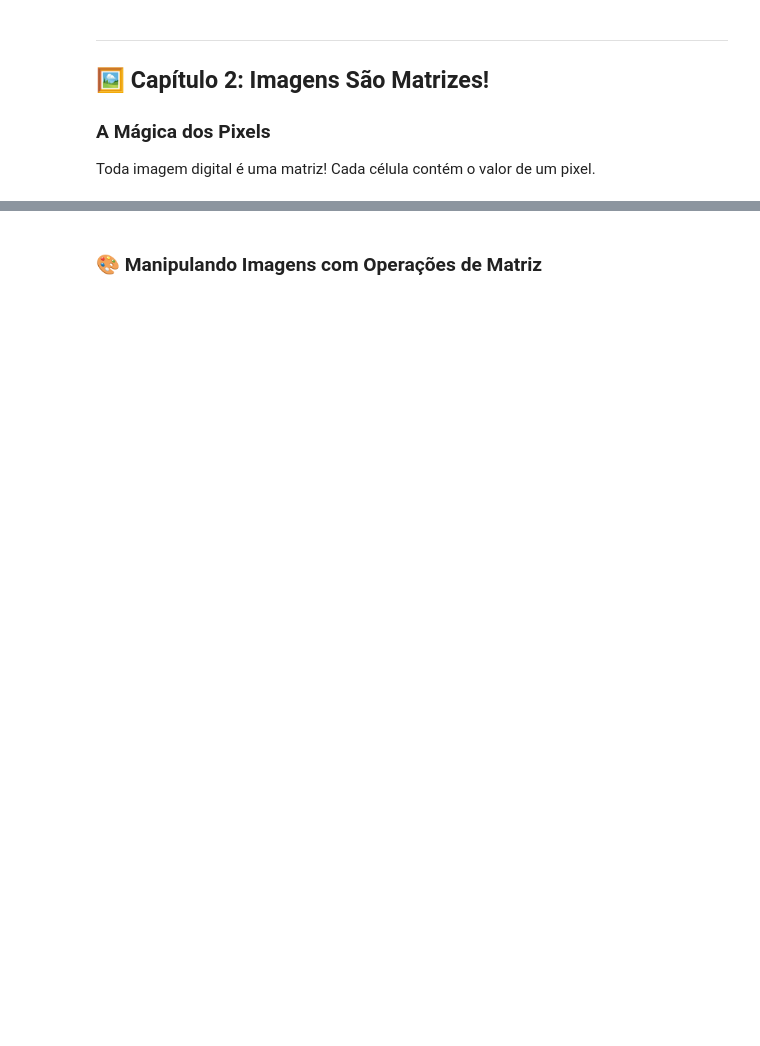
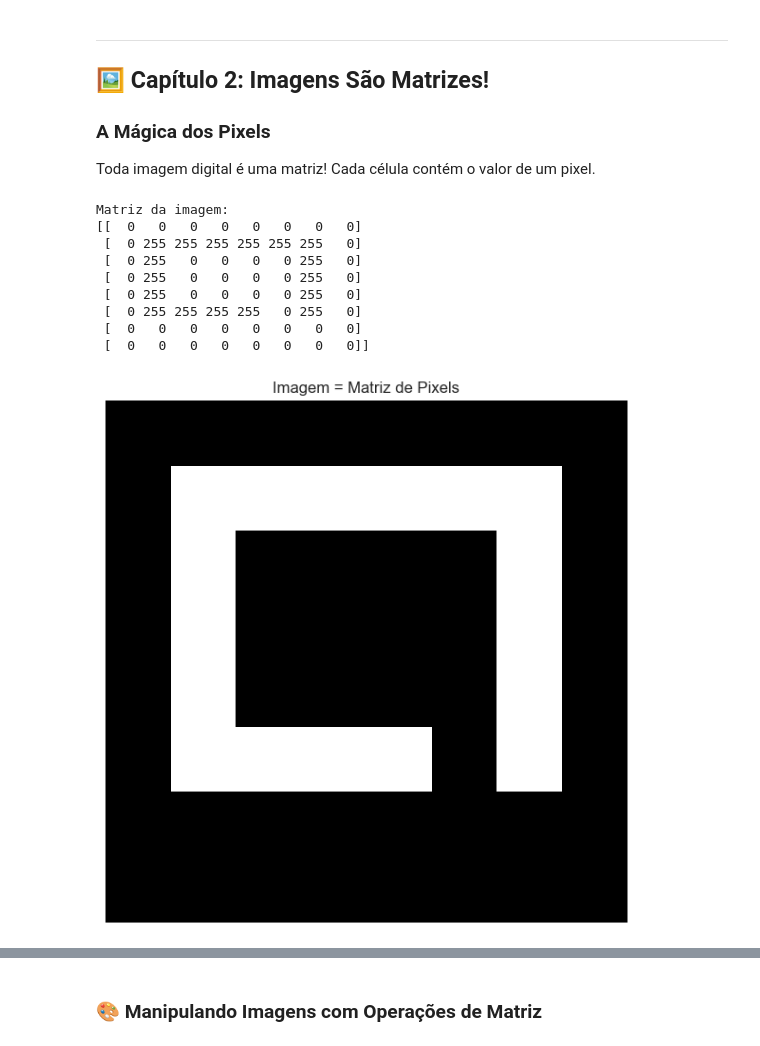
Before and after one commit to afonsolelis/lives, a Jupyter notebook: pages/applied-math/live-1.ipynb, the cells around one changed output, grey strips where cells are left out. Saved outputs shown, nothing was run; the diff lists cells and outputs as text; code cells hidden in the pictures; blank space fills up the shorter version.

```diff
--- a/pages/applied-math/live-1.ipynb
+++ b/pages/applied-math/live-1.ipynb
@@ -99,28 +103,39 @@ Toda imagem digital é uma matriz! Cada célula contém o valor de um pixel.
 # %%
 # Vamos criar uma imagem simples do zero usando matrizes!
 
 # Imagem em escala de cinza: 0 = preto, 255 = branco
 imagem_cinza = np.array([
     [0, 0, 0, 0, 0, 0, 0, 0],
     [0, 255, 255, 255, 255, 255, 255, 0],
     [0, 255, 0, 0, 0, 0, 255, 0],
     [0, 255, 0, 0, 0, 0, 255, 0],
     [0, 255, 0, 0, 0, 0, 255, 0],
-    [0, 255, 255, 255, 255, 255, 255, 0],
+    [0, 255, 255, 255, 255, 0, 255, 0],
     [0, 0, 0, 0, 0, 0, 0, 0],
     [0, 0, 0, 0, 0, 0, 0, 0]
 ])
 
 print('Matriz da imagem:')
 print(imagem_cinza)
 
 # Visualizando
 plt.figure(figsize=(6, 6))
 plt.imshow(imagem_cinza, cmap='gray', vmin=0, vmax=255)
 plt.title('Imagem = Matriz de Pixels')
 plt.axis('off')
 plt.tight_layout()
 plt.show()
+# %% [output]
+Matriz da imagem:
+[[  0   0   0   0   0   0   0   0]
+ [  0 255 255 255 255 255 255   0]
+ [  0 255   0   0   0   0 255   0]
+ [  0 255   0   0   0   0 255   0]
+ [  0 255   0   0   0   0 255   0]
+ [  0 255 255 255 255   0 255   0]
+ [  0   0   0   0   0   0   0   0]
+ [  0   0   0   0   0   0   0   0]]
+[figure, added]
 # %%
 # Imagens coloridas têm 3 canais: RGB!
 # É como empilhar 3 matrizes
```
Also changed, not shown: parts of 14 cells of this notebook, 1 other file.
